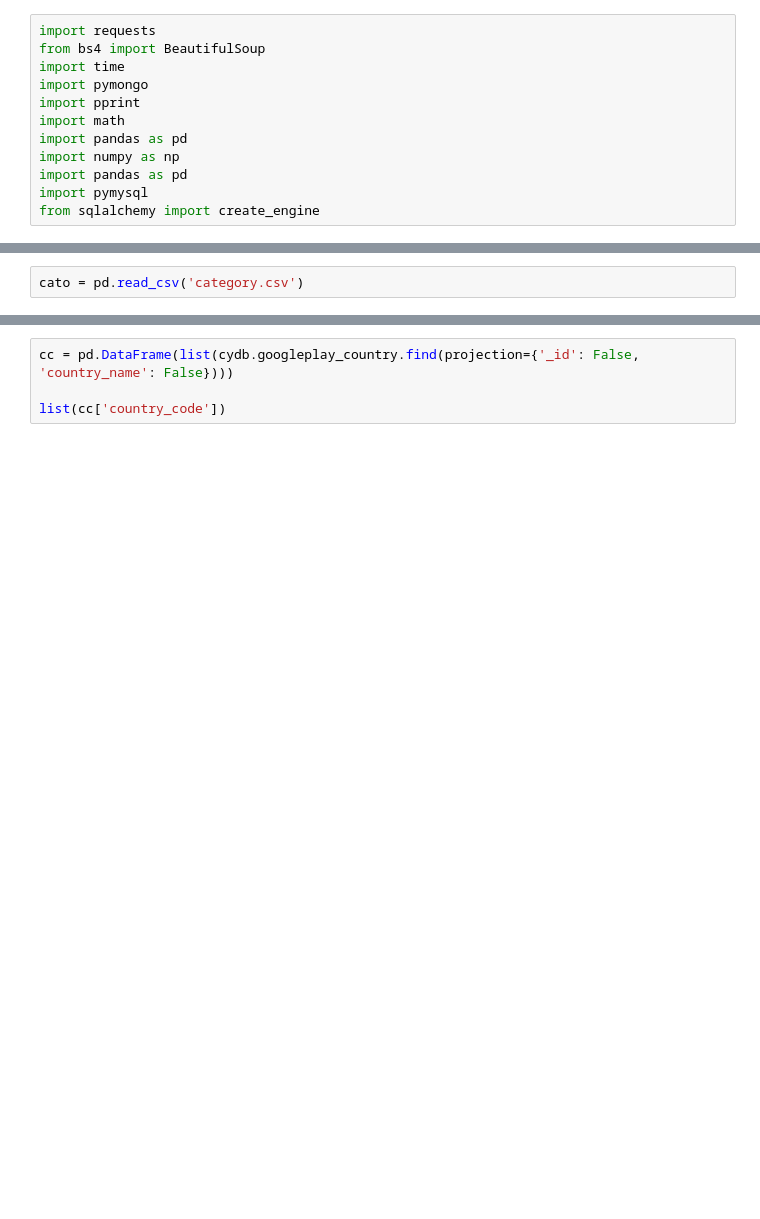
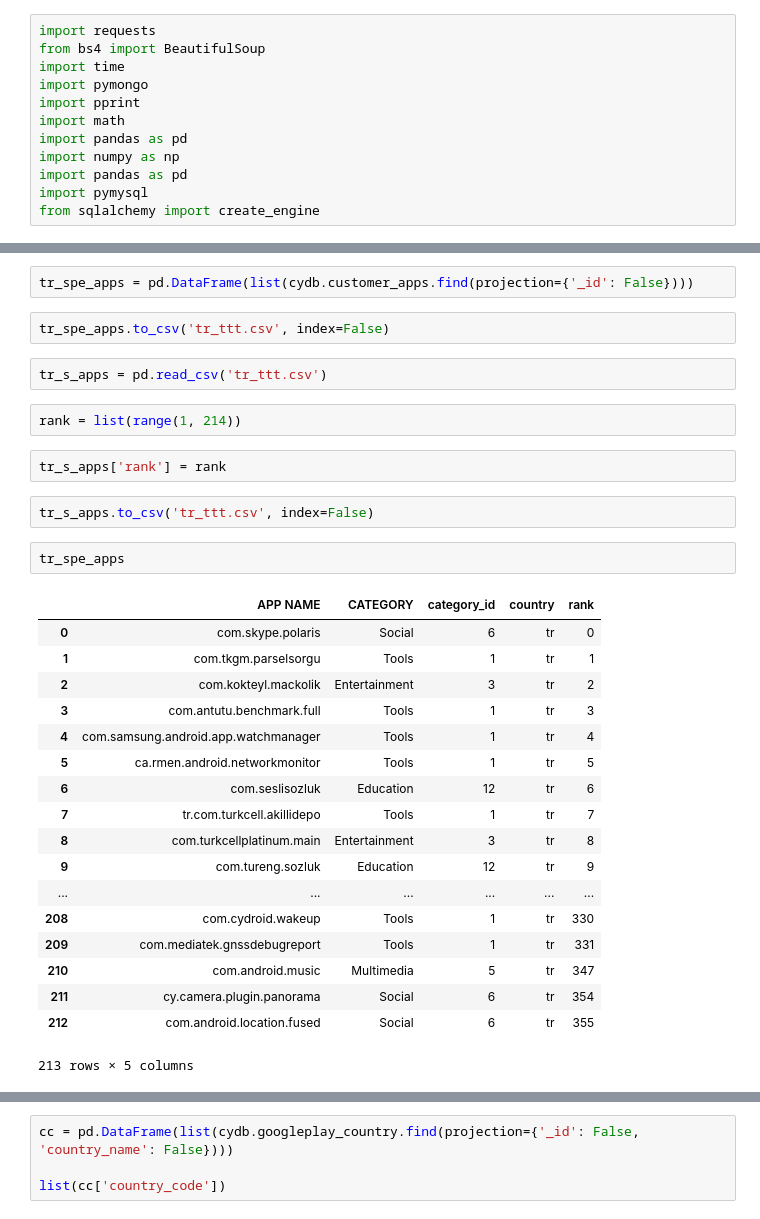
Before and after one commit to omluna/smart_arrange, a Jupyter notebook: googleplay_mongo_mysql.ipynb, the cells around one changed output, grey strips where cells are left out. Saved outputs shown, nothing was run; the diff lists cells and outputs as text; blank space fills up the shorter version.

Commit message:
add customer special apps

```diff
--- a/googleplay_mongo_mysql.ipynb
+++ b/googleplay_mongo_mysql.ipynb
@@ -18,3 +57,34 @@ del topapps['_id']
+# %%
+tr_spe_apps = pd.DataFrame(list(cydb.customer_apps.find(projection={'_id': False})))
+# %%
+tr_spe_apps.to_csv('tr_ttt.csv', index=False)
 # %%
-cato = pd.read_csv('category.csv')
+tr_s_apps = pd.read_csv('tr_ttt.csv')
+# %%
+rank = list(range(1, 214))
+# %%
+tr_s_apps['rank'] = rank
+# %%
+tr_s_apps.to_csv('tr_ttt.csv', index=False)
+# %%
+tr_spe_apps
+# %% [output]
+|  | APP NAME | CATEGORY | category_id | country | rank |
+| 0 | com.skype.polaris | Social | 6 | tr | 0 |
+| 1 | com.tkgm.parselsorgu | Tools | 1 | tr | 1 |
+| 2 | com.kokteyl.mackolik | Entertainment | 3 | tr | 2 |
+| 3 | com.antutu.benchmark.full | Tools | 1 | tr | 3 |
+| 4 | com.samsung.android.app.watchmanager | Tools | 1 | tr | 4 |
+| 5 | ca.rmen.android.networkmonitor | Tools | 1 | tr | 5 |
+| 6 | com.seslisozluk | Education | 12 | tr | 6 |
+| 7 | tr.com.turkcell.akillidepo | Tools | 1 | tr | 7 |
+| 8 | com.turkcellplatinum.main | Entertainment | 3 | tr | 8 |
+| 9 | com.tureng.sozluk | Education | 12 | tr | 9 |
+| ... | ... | ... | ... | ... | ... |
+| 208 | com.cydroid.wakeup | Tools | 1 | tr | 330 |
+| 209 | com.mediatek.gnssdebugreport | Tools | 1 | tr | 331 |
+| 210 | com.android.music | Multimedia | 5 | tr | 347 |
+| 211 | cy.camera.plugin.panorama | Social | 6 | tr | 354 |
+| 212 | com.android.location.fused | Social | 6 | tr | 355 |
+213 rows × 5 columns
 # %%
```
Also changed, not shown: parts of 28 cells of this notebook, 2 other files.
